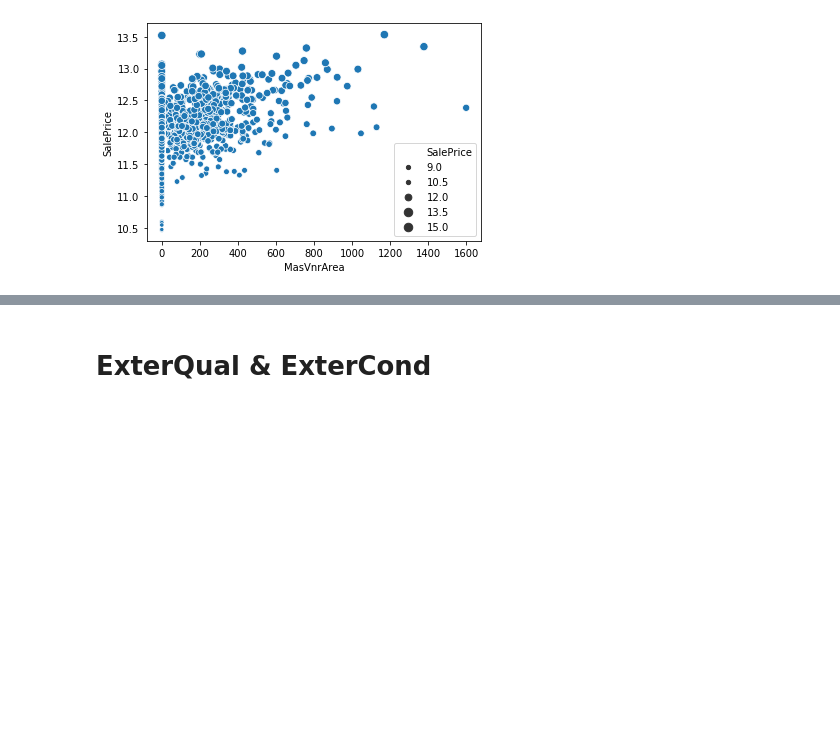
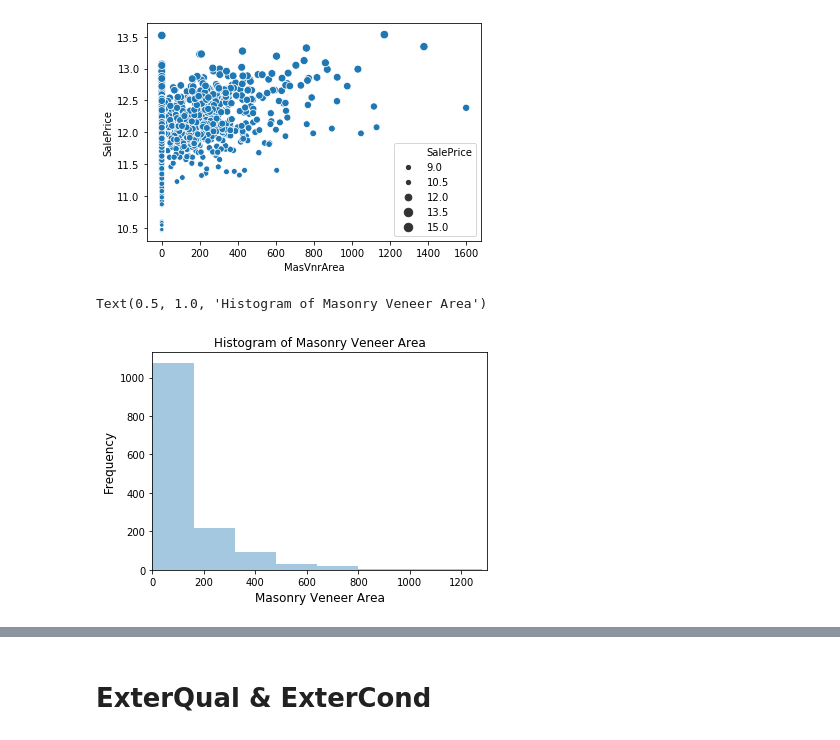
Before and after one commit to arishty/ml-housing, a Jupyter notebook: utitilies_house_struc/House_Structure_Utilities_EDA.ipynb, the cells around one changed output, grey strips where cells are left out. Saved outputs shown, nothing was run; the diff lists cells and outputs as text; code cells hidden in the pictures; blank space fills up the shorter version.

Commit message:
added a graph for blog post

```diff
--- a/utitilies_house_struc/House_Structure_Utilities_EDA.ipynb
+++ b/utitilies_house_struc/House_Structure_Utilities_EDA.ipynb
@@ -1098,4 +1124,13 @@ sns.scatterplot(x = 'MasVnrArea', y = 'SalePrice', data = strut, size = 'SalePri
 # %% [output]
 <matplotlib.axes._subplots.AxesSubplot at 0x...>
 [figure]
+# %%
+sns.distplot(strut.MasVnrArea, bins = 10, kde = False, norm_hist = False)
+plt.xlim(0, 1300)
+plt.xlabel('Masonry Veneer Area', fontsize = 12)
+plt.ylabel('Frequency', fontsize = 12)
+plt.title('Histogram of Masonry Veneer Area', fontsize = 12)
+# %% [output]
+Text(0.5, 1.0, 'Histogram of Masonry Veneer Area')
+[figure, added]
 # %%
```
Also changed, not shown: parts of 4 cells of this notebook.
